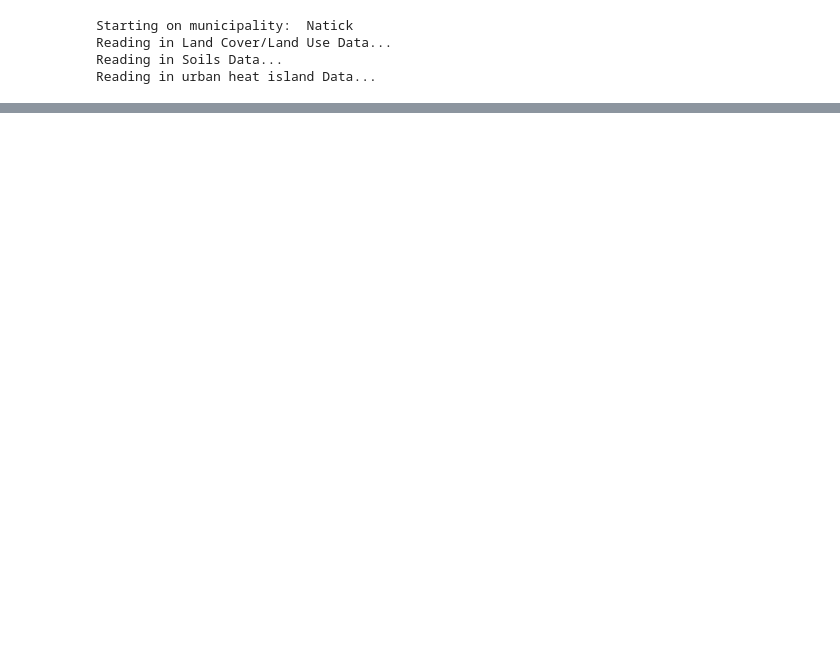
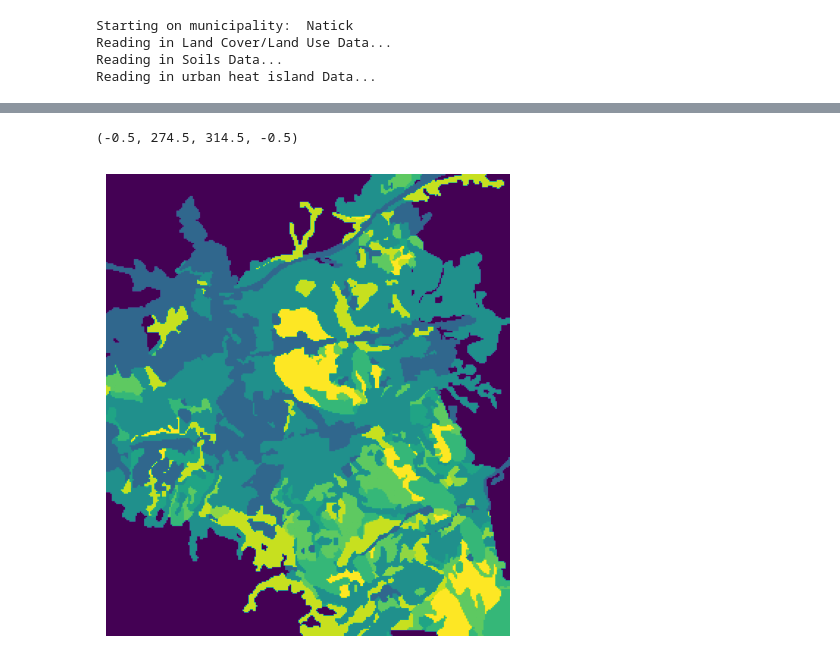
Before and after one commit to MAPC/ms4-gi-equity-tool, a Jupyter notebook: notebooks/2-nutrient_loading.ipynb, the cells around one changed output, grey strips where cells are left out. Saved outputs shown, nothing was run; the diff lists cells and outputs as text; code cells hidden in the pictures; blank space fills up the shorter version.

```diff
--- a/notebooks/2-nutrient_loading.ipynb
+++ b/notebooks/2-nutrient_loading.ipynb
@@ -235,0 +130,19 @@ lclu_with_soils[['COVERNAME', 'USEGENNAME', 'PLER', 'acres']]
+# %%
+#create a coded field for rock outcrop and hydrologic soil group so it can be converted to a raster
+
+
+hsg_rule = [
+    (soils_hsg['HYDROLGRP'] == 'A'),
+    (soils_hsg['HYDROLGRP'] == 'B'),
+    (soils_hsg['HYDROLGRP'] == 'C'),
+    (soils_hsg['HYDROLGRP'] == 'D'),
+    (soils_hsg['HYDROLGRP'] == 'A/D'),
+    (soils_hsg['HYDROLGRP'] == 'B/D'),
+    (soils_hsg['HYDROLGRP'] == 'C/D'),
+    (soils_hsg['HYDROLGRP'] == ' ')
+]
+
+choices = [1, 2, 3, 4, 5, 6, 7, -1]
+
+soils_hsg['hsg_code'] = np.select(hsg_rule, choices, default=np.nan).astype(np.float32)
+soils_hsg[['HYDROLGRP', 'hsg_code']].head()
@@ -235,0 +156,21 @@ lclu_with_soils[['COVERNAME', 'USEGENNAME', 'PLER', 'acres']]
+# %%
+#rasterize land cover
+from rasterio import transform
+from rasterio import features
+
+#vectorize rasters
+polys_to_rasterize = [lclu, soils_hsg]
+
+# Rasterize vector using the shape and transform of the raster
+rasterized_landcover = rasterize_geom(lclu, 'COVERCODE', clipped_heat)
+rasterized_hsg = rasterize_geom(soils_hsg, 'hsg_code', clipped_heat)
+rasterized_landuse = rasterize_geom(lclu, 'USEGENCODE', clipped_heat)
+rasterized_soilcomp = rasterize_geom(soils_hsg, 'comp_code', clipped_heat)
+# %%
+fig, ax = plt.subplots(figsize=(8, 6))
+p1 = muni_shp.plot(color=None,facecolor='none',edgecolor='red',linewidth = 2,ax=ax)
+show(rasterized_hsg, ax=ax)
+ax.axis('off')
+# %% [output]
+(-0.5, 274.5, 314.5, -0.5)
+[figure, added]
```
Also changed, not shown: parts of 19 cells of this notebook, 2 other files.
